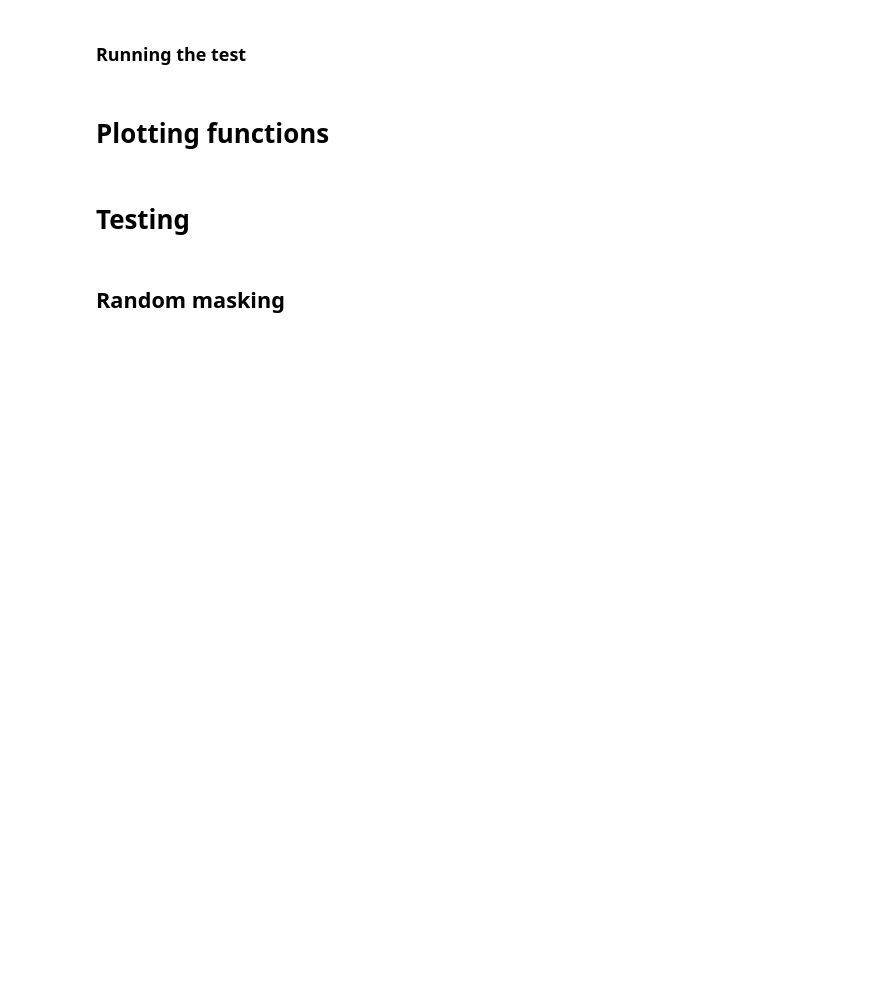
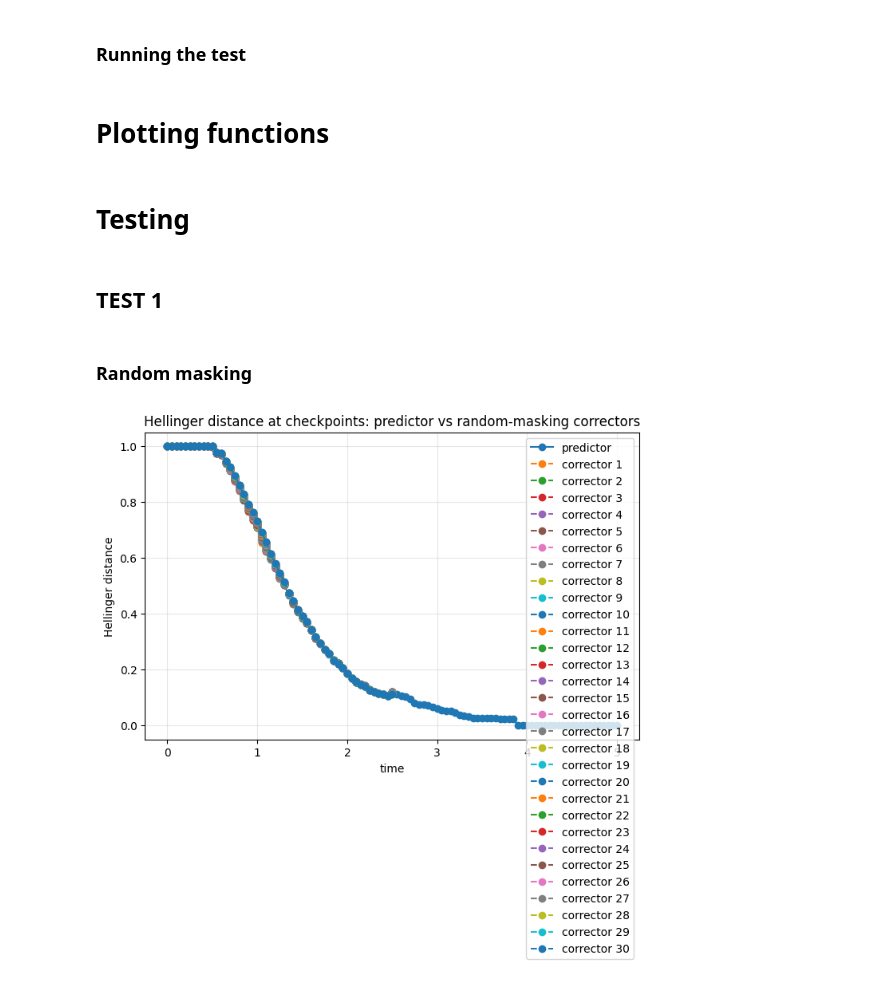
Before and after one commit to loren-ll/Correctors_Discrete_Diffusion, a Jupyter notebook: Adding_correctors.ipynb, the cells around one changed output. Drawn from its saved outputs; the diff is of its cells as text; code cells hidden in the pictures; blank space fills up the shorter version.

```diff
--- a/Adding_correctors.ipynb
+++ b/Adding_correctors.ipynb
@@ -648,10 +661,10 @@ def prism_corrector_step_general(
         partial_prob_fn=partial_prob_fn,
         MASK=MASK,
     )
-    # DEBUGGING OUTPUT
-    print("n_nan_scores:", np.sum(np.isnan(scores)),
-          "n_visible:", np.sum(y != MASK))
-    # ---------------
+    # # DEBUGGING OUTPUT
+    # print("n_nan_scores:", np.sum(np.isnan(scores)),
+    #       "n_visible:", np.sum(y != MASK))
+    # # ---------------
 
     y_new, remasked_idx = remask_lowest_k(
         y=y,
@@ -1015,6 +1159,7 @@ def compute_hellinger_over_time(
     partial_prob_fn=None,
     prism_eta=None,
     state_values=None,
+    unmasking_prob_fn=None,
 ):
     """
     Run forward-vs-reverse comparison and compute Hellinger distance at
@@ -1132,6 +1277,7 @@ def compute_hellinger_over_time(
         corrector_start_frac=corrector_start_frac,
         state_values=state_values,
         partial_prob_fn=partial_prob_fn,
+        unmasking_prob_fn=unmasking_prob_fn,
         prism_eta=prism_eta,
     )
 
@@ -1426,6 +1572,8 @@ def append_summary_csv(results, params, csv_path="experiment_runs/summary.csv",
         if write_header:
             writer.writeheader()
         writer.writerow(row)
+# %% [markdown]
+## TEST 1
 # %%
 # r = 3
 # N = 100
@@ -1488,7 +1636,7 @@ params_base = {
     "MASK": -1,
     "tau_c": 0.015,
     "prism_remask_frac": 0.3,
-    "n_correctors": 3,
+    "n_correctors": 10,
     "corrector_start_frac": 0.5,
     "mixture_seed": mixture_seed,
 }
@@ -1497,6 +1645,12 @@ w, mu = generate_mixture_parameters_dir(
     r, N, L, alpha, rng=np.random.default_rng(params_base["mixture_seed"])
 )
 
+unmasking_prob_fn = make_conditional_prob_fn_mixture(
+    w=w,
+    mu=mu,
+    MASK=params_base["MASK"],
+)
+params_base["unmasking_prob_fn"] = unmasking_prob_fn
 
 
 # Random masking parameters
@@ -1506,12 +1660,18 @@ params_RM["tau_c"] = 0.015
 
 
 # PRISM parameters
+partial_prob_fn = make_partial_prob_fn_mixture(
+    w=w,
+    mu=mu,
+    MASK=params_base["MASK"],
+)
 params_prism = params_base.copy()
 params_prism["corrector"] = "PRISM"
 params_prism["prism_eta"] = 0.5
+params_prism["partial_prob_fn"] = partial_prob_fn
 # %% [markdown]
 
-## Random masking
+### Random masking
 # %%
 rng = np.random.default_rng(42)
 rngs = [np.random.default_rng(rng.integers(int(1e9))) for _ in range(params_RM["n_mc"])]
@@ -1519,36 +1679,39 @@ rngs = [np.random.default_rng(rng.integers(int(1e9))) for _ in range(params_RM["
 
 results_rm = compute_hellinger_over_time(
     w=w,
     mu=mu,
     beta=params_RM["beta"],
     T=params_RM["T"],
     tau=params_RM["tau"],
     checkpoint_every=params_RM["checkpoint_every"],
     n_mc=params_RM["n_mc"],
     rngs=rngs,
     reverse_rng=None,
     MASK=params_RM["MASK"],
     corrector="random_masking",
     tau_c=params_RM["tau_c"],
     n_correctors=params_RM["n_correctors"],
     corrector_start_frac=params_RM["corrector_start_frac"],
     use_true_pmf_fn=None,
+    unmasking_prob_fn=params_RM["unmasking_prob_fn"],
 )
 
-print_hellinger_summary(results_rm)
+# print_hellinger_summary(results_rm)
 
 plot_hellinger_curves(
     results_rm,
     title="Hellinger distance at checkpoints: predictor vs random-masking correctors"
 )
 
 
 
 
 
-run_name = "randmask_r10_N30_L20_tau001_mc2000"
-pkl_path = save_experiment_artifact(results_rm, params_RM, run_name=run_name)
-append_summary_csv(results_rm, params_RM, run_name=run_name)
+# run_name = "randmask_r10_N30_L20_tau001_mc2000"
+# pkl_path = save_experiment_artifact(results_rm, params_RM, run_name=run_name)
+# append_summary_csv(results_rm, params_RM, run_name=run_name)
 
-print("saved:", pkl_path)
+# print("saved:", pkl_path)
+# %% [output]
+[figure, added]
 # %%
```
Also changed, not shown: parts of 22 cells of this notebook.
